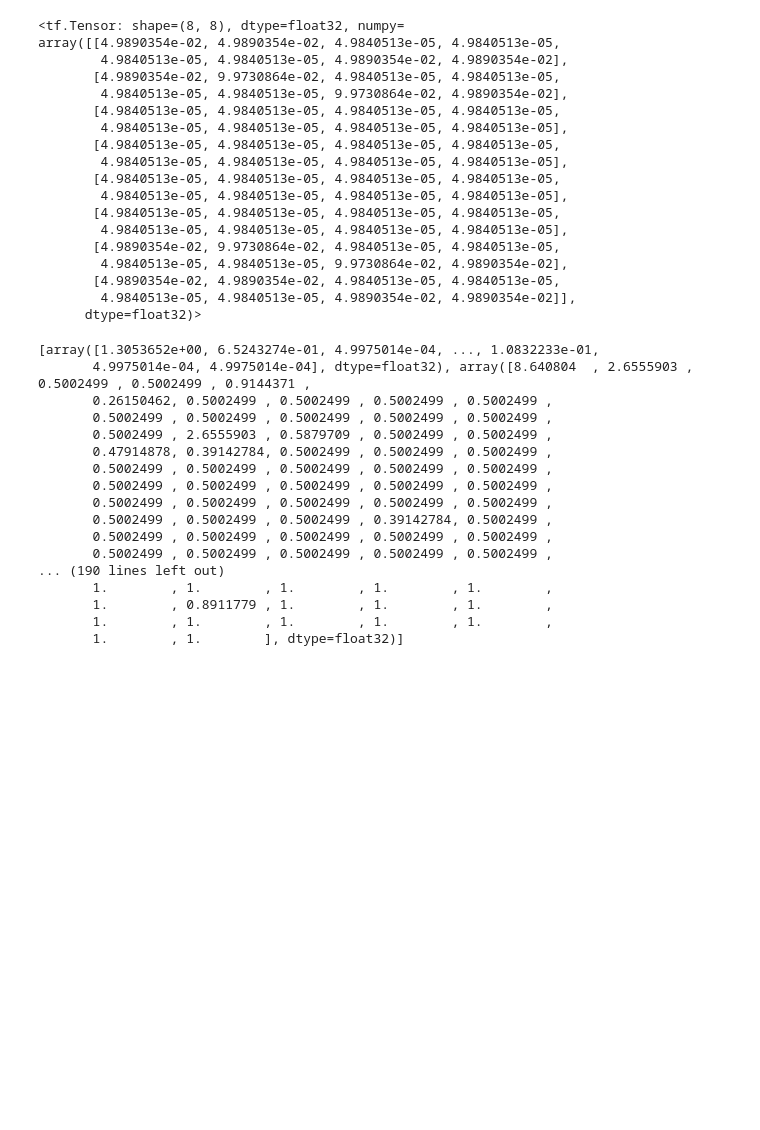
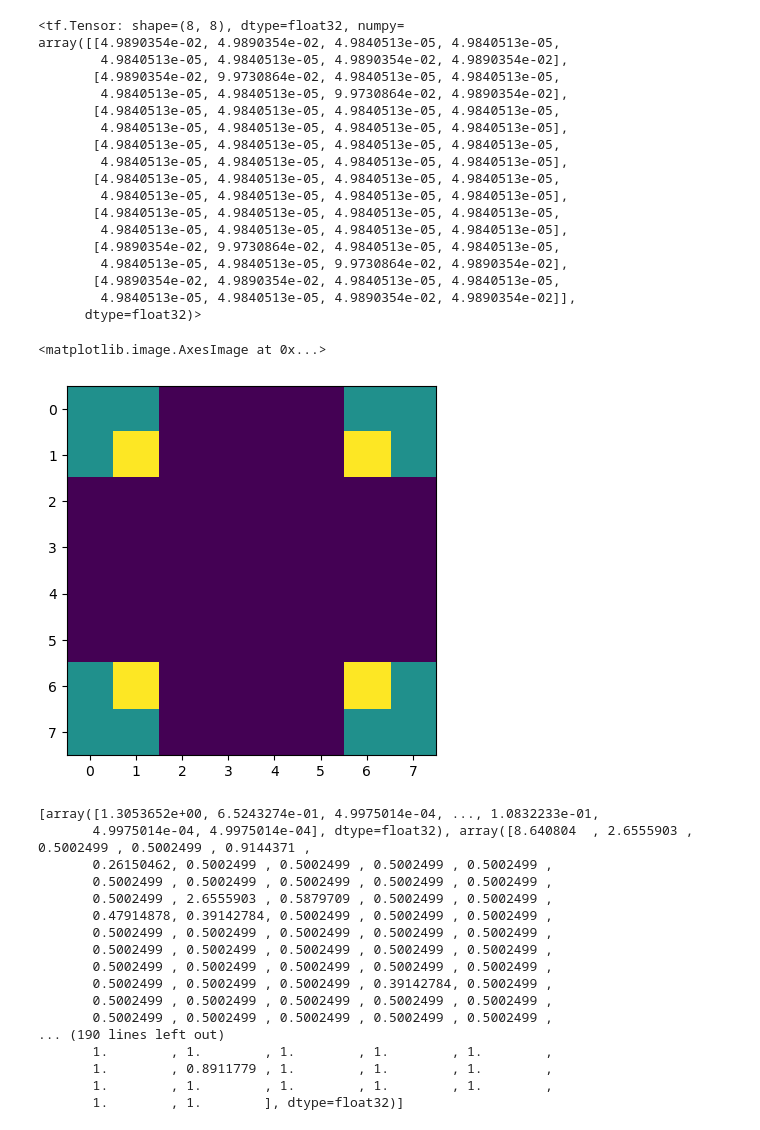
Before and after one commit to JosephRRB/GFlowNets_on_SpinFoams, a Jupyter notebook: code building.ipynb, the cells around one changed output. Saved outputs shown, nothing was run; the diff lists cells and outputs as text; code cells hidden in the pictures; blank space fills up the shorter version.

```diff
--- a/code building.ipynb
+++ b/code building.ipynb
@@ -84,6 +103,11 @@ array([[4.9890354e-02, 4.9890354e-02, 4.9840513e-05, 4.9840513e-05,
        [4.9890354e-02, 4.9890354e-02, 4.9840513e-05, 4.9840513e-05,
         4.9840513e-05, 4.9840513e-05, 4.9890354e-02, 4.9890354e-02]],
       dtype=float32)>
+# %%
+plt.imshow(env_distr.numpy())
+# %% [output]
+<matplotlib.image.AxesImage at 0x...>
+[figure, added]
 # %%
 import numpy as np
 
```
Also changed, not shown: parts of 5 cells of this notebook, 4 other files.
